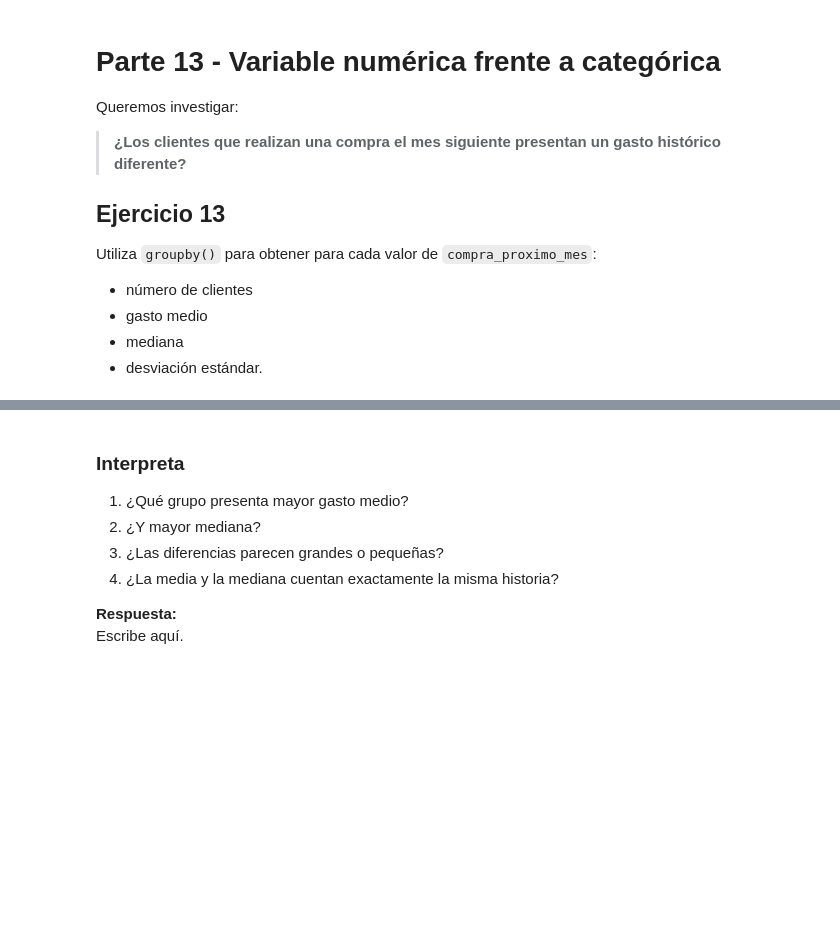
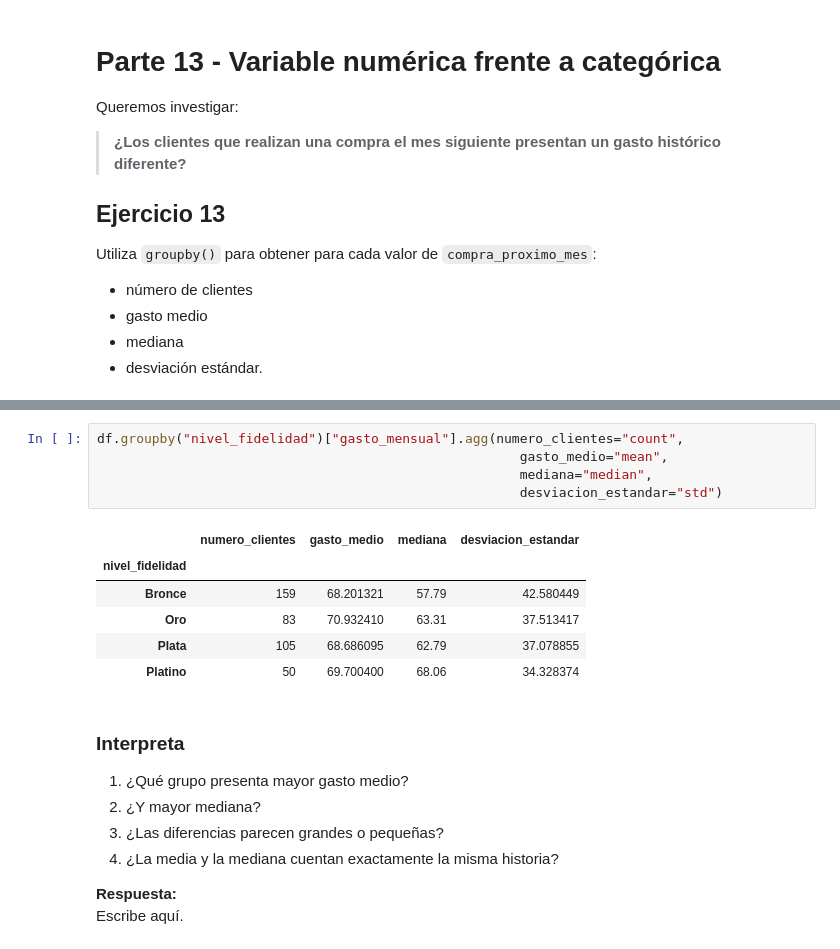
Before and after one commit to mmartinezvaras/s_aprendizaje, a Jupyter notebook: Notebooks S.aprendizaje/UD2/Practica_05.ipynb, the cells around one changed output, grey strips where cells are left out. Saved outputs shown, nothing was run; the diff lists cells and outputs as text; blank space fills up the shorter version.

```diff
--- a/Notebooks S.aprendizaje/UD2/Practica_05.ipynb
+++ b/Notebooks S.aprendizaje/UD2/Practica_05.ipynb
@@ -825,3 +886,15 @@ Utiliza `groupby()` para obtener para cada valor de `compra_proximo_mes`:
+# %%
+df.groupby("nivel_fidelidad")["gasto_mensual"].agg(numero_clientes="count",
+                                                      gasto_medio="mean",
+                                                      mediana="median",
+                                                      desviacion_estandar="std")
+# %% [output]
+|  | numero_clientes | gasto_medio | mediana | desviacion_estandar |
+| nivel_fidelidad |  |  |  |  |
+| Bronce | 159 | 68.201321 | 57.79 | 42.580449 |
+| Oro | 83 | 70.932410 | 63.31 | 37.513417 |
+| Plata | 105 | 68.686095 | 62.79 | 37.078855 |
+| Platino | 50 | 69.700400 | 68.06 | 34.328374 |
 # %% [markdown]
 ### Interpreta
 
```
Also changed, not shown: parts of 11 cells of this notebook, 2 other files.
